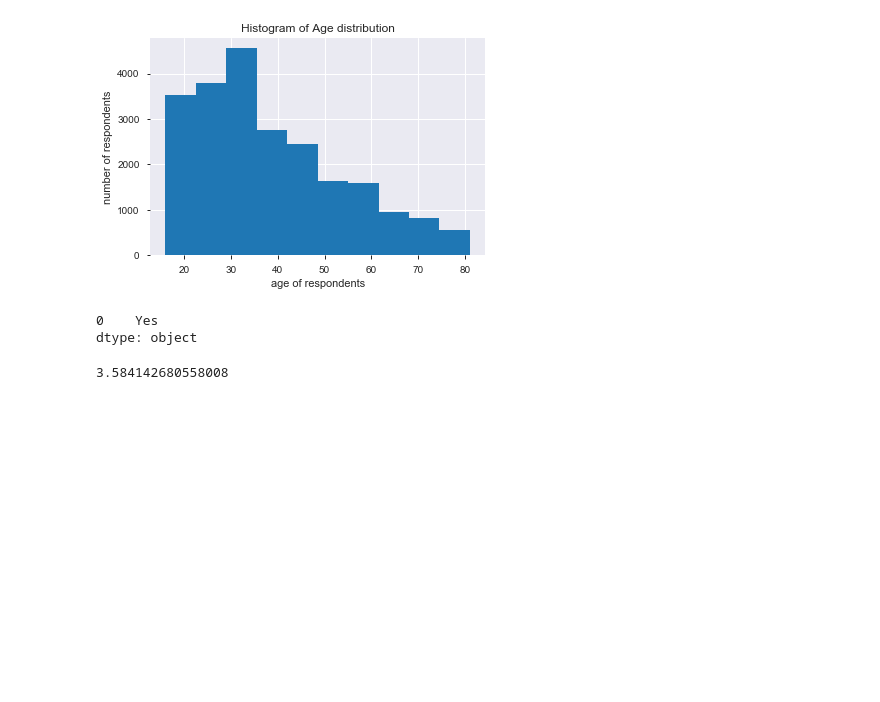
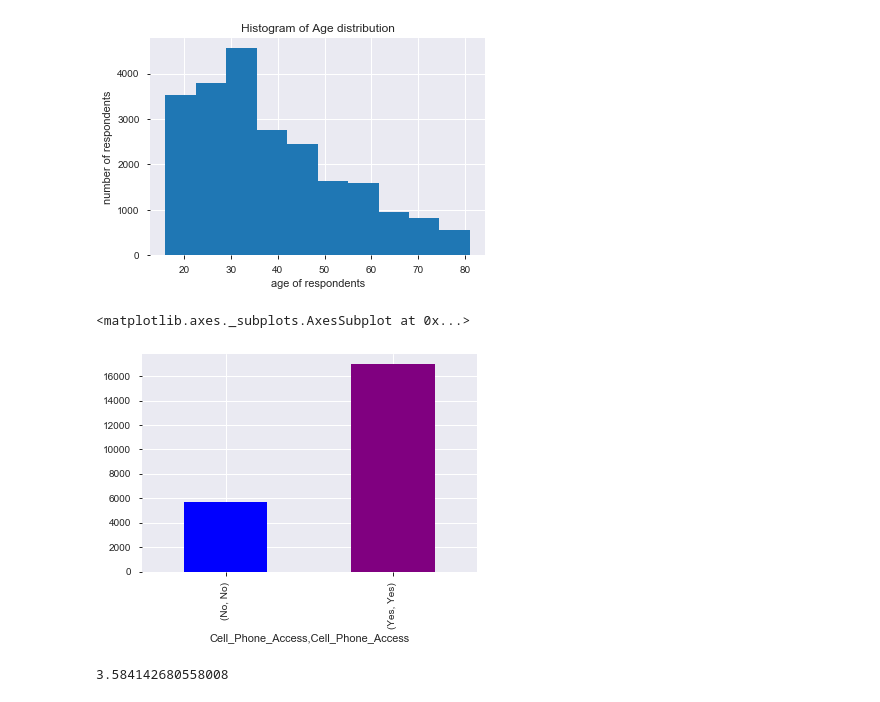
Before and after one commit to cap-blurr/Financial_inclusion_prediction, a Jupyter notebook: Fin_access.ipynb, the cells around one changed output. Drawn from its saved outputs; the diff is of its cells as text; code cells hidden in the pictures; blank space fills up the shorter version.

```diff
--- a/Fin_access.ipynb
+++ b/Fin_access.ipynb
@@ -251,10 +257,11 @@ plt.show()
 [figure]
 # %%
 #finding the mode of cell phone access
-df['Cell_Phone_Access'].mode()
+colors = ['blue','purple']
+df.groupby('Cell_Phone_Access')['Cell_Phone_Access'].value_counts().plot.bar(color=colors)
 # %% [output]
-0    Yes
-dtype: object
+<matplotlib.axes._subplots.AxesSubplot at 0x...>
+[figure, added]
 # %%
 #finding the mean household size
 df['household_size'].mean()
```
Also changed, not shown: parts of 20 cells of this notebook.
